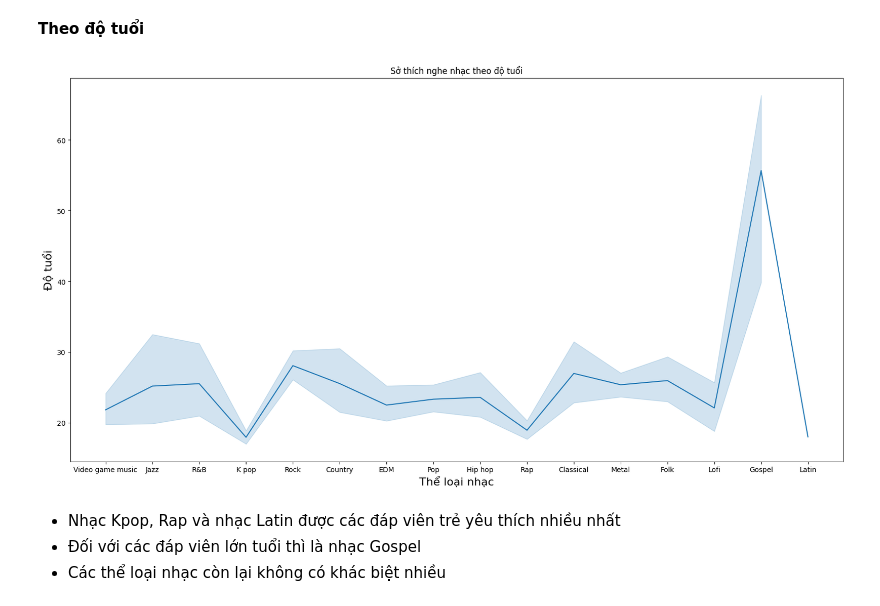
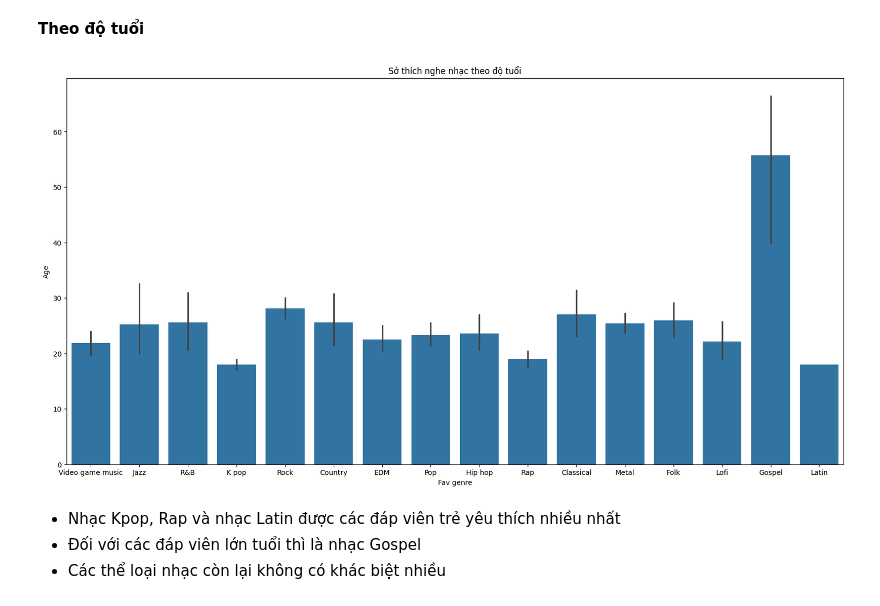
Before and after one commit to HungLVT/DS, a Jupyter notebook: 3.0-data-explorating.ipynb, the cells around one changed output. Drawn from its saved outputs; the diff is of its cells as text; code cells hidden in the pictures.

```diff
--- a/3.0-data-explorating.ipynb
+++ b/3.0-data-explorating.ipynb
@@ -226,14 +222,12 @@ plt.show()
 **Theo độ tuổi**
 # %%
 plt.figure(figsize=(20, 10))
-sns.lineplot(data=df, x="Fav genre", y="Age")
+sns.barplot(data=df, x="Fav genre", y="Age")
 plt.title('Sở thích nghe nhạc theo độ tuổi')
-plt.xlabel('Thể loại nhạc', fontsize=16)
-plt.ylabel('Độ tuổi', fontsize=16)
 plt.savefig('images/3.0-4-genre-age.png',dpi=300)
 plt.show()
 # %% [output]
-[figure, old version]
+[figure, new version]
 # %% [markdown]
 * Nhạc Kpop, Rap và nhạc Latin được các đáp viên trẻ yêu thích nhiều nhất
 * Đối với các đáp viên lớn tuổi thì là nhạc Gospel
```
Also changed, not shown: parts of 2 cells of this notebook, 13 other files.
